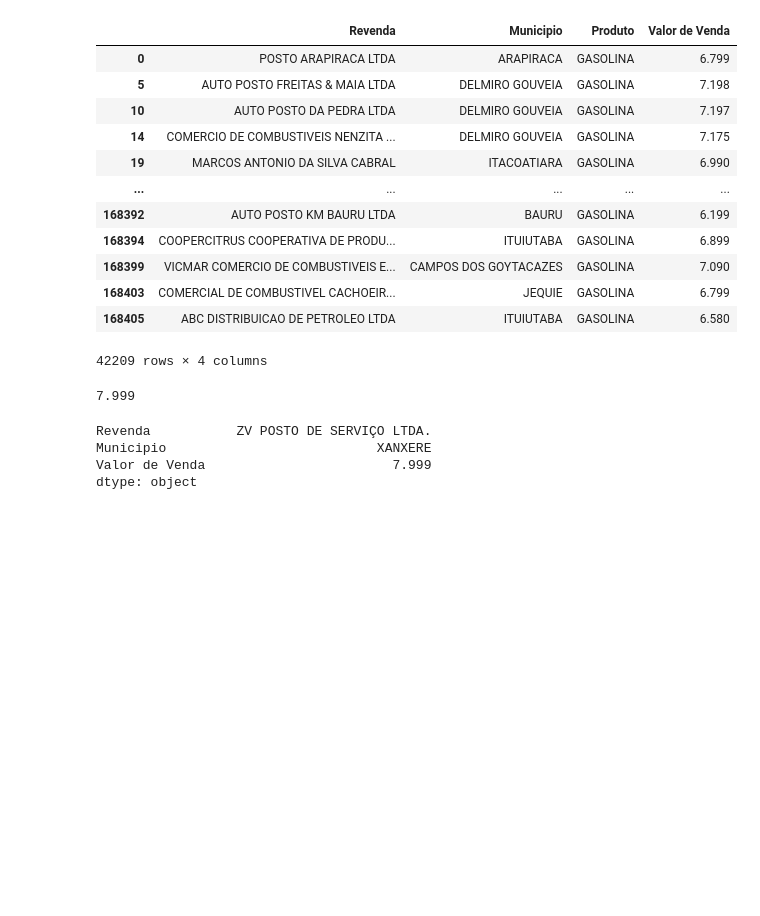
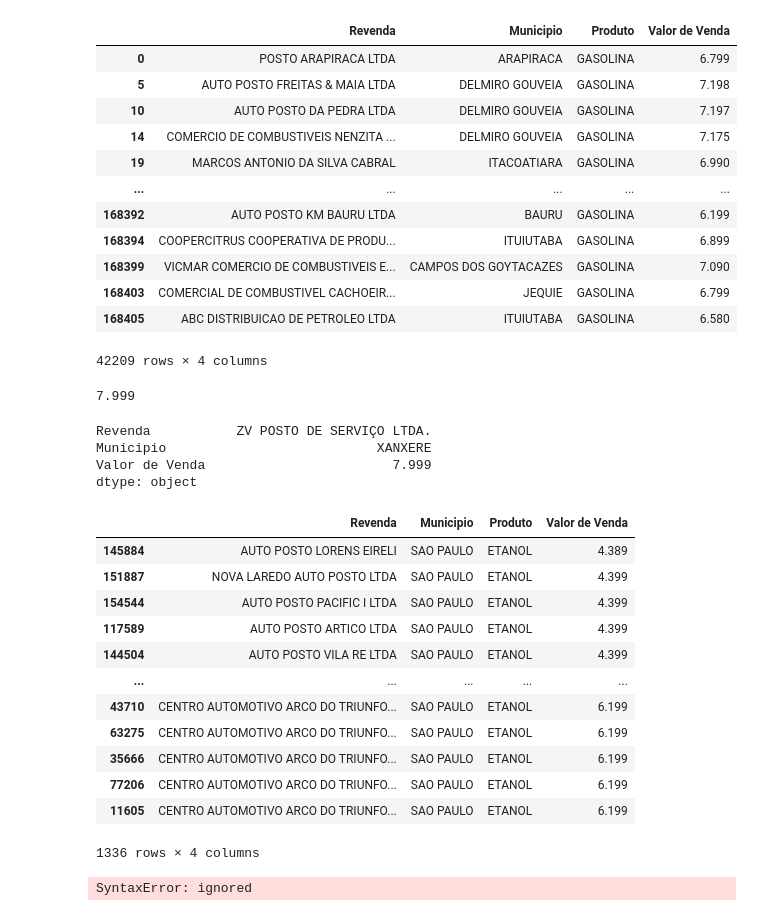
Before and after one commit to eduardoabdalla/curso-pythonpanda-extensao, a Jupyter notebook: Primeiro_Exemplo_em_Pandas.ipynb, the cells around one changed output. Cells and saved outputs as stored; diff of their text form; code cells hidden in the pictures; blank space fills up the shorter version.

```diff
--- a/Primeiro_Exemplo_em_Pandas.ipynb
+++ b/Primeiro_Exemplo_em_Pandas.ipynb
@@ -231,3 +232,30 @@ Revenda           ZV POSTO DE SERVIÇO LTDA.
 Municipio                           XANXERE
 Valor de Venda                        7.999
 dtype: object
+# %%
+# DataFrame.loc[] com Multiplas condições para filtragem
+
+# Quais são os preços e postos que vendam ETANOL na minha cidade? (São Paulo) ordenado do menor para o maior valor.
+
+etanol_SAOPAULO_df = ca_df.loc[(ca_df['Produto'] == 'ETANOL') & (ca_df['Municipio'] == 'SAO PAULO')]
+display(etanol_SAOPAULO_df.sort_values(by='Valor de Venda'))
+# %% [output]
+|  | Revenda | Municipio | Produto | Valor de Venda |
+| 145884 | AUTO POSTO LORENS EIRELI | SAO PAULO | ETANOL | 4.389 |
+| 151887 | NOVA LAREDO AUTO POSTO LTDA | SAO PAULO | ETANOL | 4.399 |
+| 154544 | AUTO POSTO PACIFIC I LTDA | SAO PAULO | ETANOL | 4.399 |
+| 117589 | AUTO POSTO ARTICO LTDA | SAO PAULO | ETANOL | 4.399 |
+| 144504 | AUTO POSTO VILA RE LTDA | SAO PAULO | ETANOL | 4.399 |
+| ... | ... | ... | ... | ... |
+| 43710 | CENTRO AUTOMOTIVO ARCO DO TRIUNFO... | SAO PAULO | ETANOL | 6.199 |
+| 63275 | CENTRO AUTOMOTIVO ARCO DO TRIUNFO... | SAO PAULO | ETANOL | 6.199 |
+| 35666 | CENTRO AUTOMOTIVO ARCO DO TRIUNFO... | SAO PAULO | ETANOL | 6.199 |
+| 77206 | CENTRO AUTOMOTIVO ARCO DO TRIUNFO... | SAO PAULO | ETANOL | 6.199 |
+| 11605 | CENTRO AUTOMOTIVO ARCO DO TRIUNFO... | SAO PAULO | ETANOL | 6.199 |
+1336 rows × 4 columns
+# %%
+# Qual a média de preço dos combustiveis GASOLINA e GASOLINA ADITIVADA do bairro MOOCA em SÃO PAULO
+
+display(combustiveis_df.loc[(combustiveis_df['Bairro'] == 'MOOCA' ) & (combustiveis_df['Municipio'] == 'SAO PAULO') & ((combustiveis_df['Produto'] == 'GASOLINA') & (combustiveis_df['Produto'] == 'GASOLINA ADITIVADA','Valor de Venda').mean())
+# %% [output]
+SyntaxError: ignored
```
Also changed, not shown: parts of 7 cells of this notebook.
